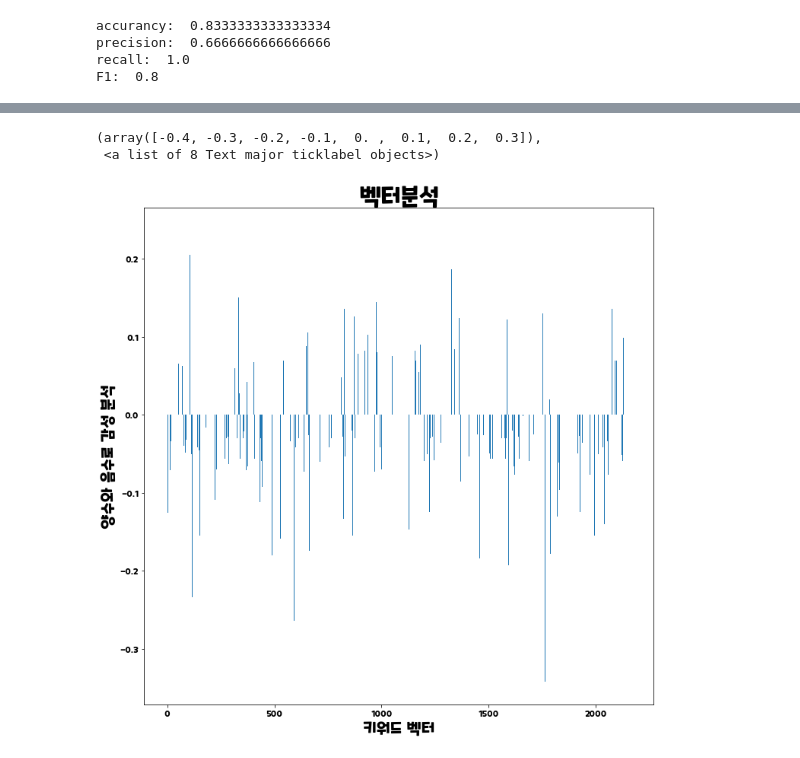
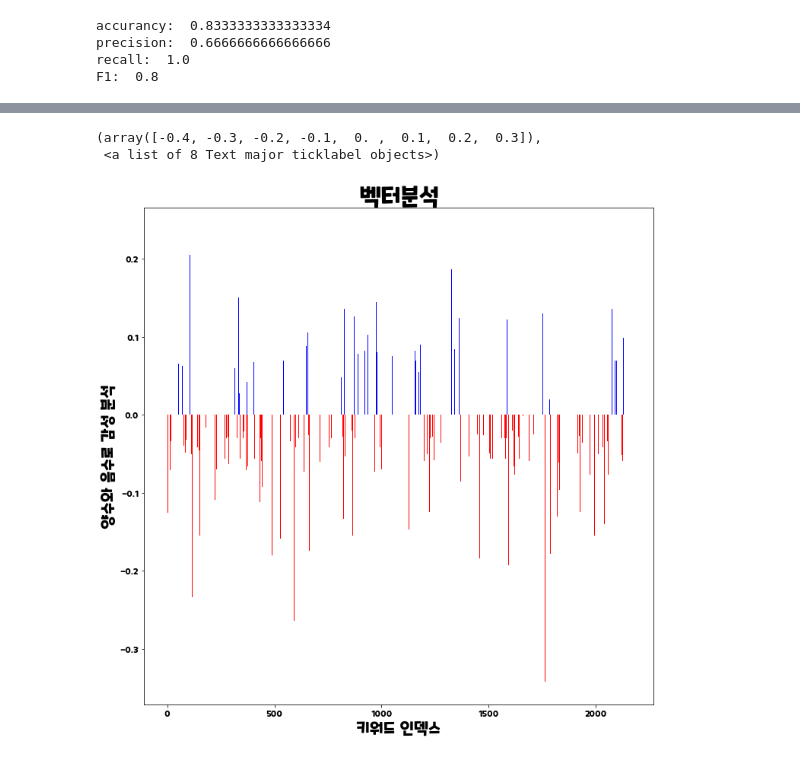
Before and after one commit to zssbecker/DAPproject, a Jupyter notebook: DAP_project.ipynb, the cells around one changed output, grey strips where cells are left out. Saved outputs shown, nothing was run; the diff lists cells and outputs as text; code cells hidden in the pictures.

```diff
--- a/DAP_project.ipynb
+++ b/DAP_project.ipynb
@@ -423,16 +418,18 @@ F1:  0.8
 # %%
+color = pd.DataFrame(columns = {'positive'})
+color['positive'] = logi2.coef_[0] > 0
 plt.rcParams['axes.unicode_minus'] = False
 plt.figure(figsize= (12, 12))
-plt.bar(range(len(logi2.coef_[0])), logi2.coef_[0])
-plt.xlabel("키워드 벡터",fontproperties=font_label)
+plt.bar(range(len(logi2.coef_[0])), logi2.coef_[0], color = color.positive.map({True: 'b', False: 'r'}))
+plt.xlabel("키워드 인덱스",fontproperties=font_label)
 plt.ylabel("양수와 음수로 감성 분석",fontproperties=font_label)
 plt.title("벡터분석",fontproperties=font_title)
 plt.xticks(fontproperties=font_xticks)
 plt.yticks(fontproperties=font_yticks)
 # %% [output]
 (array([-0.4, -0.3, -0.2, -0.1,  0. ,  0.1,  0.2,  0.3]),
  <a list of 8 Text major ticklabel objects>)
-[figure, old version]
+[figure, new version]
 # %%
 pos_index = sorted(((value, index)for index, value in enumerate(logi2.coef_[0])),reverse = True)
 neg_index = sorted(((value, index)for index, value in enumerate(logi2.coef_[0])),reverse = False)
```
Also changed, not shown: parts of 18 cells of this notebook.
